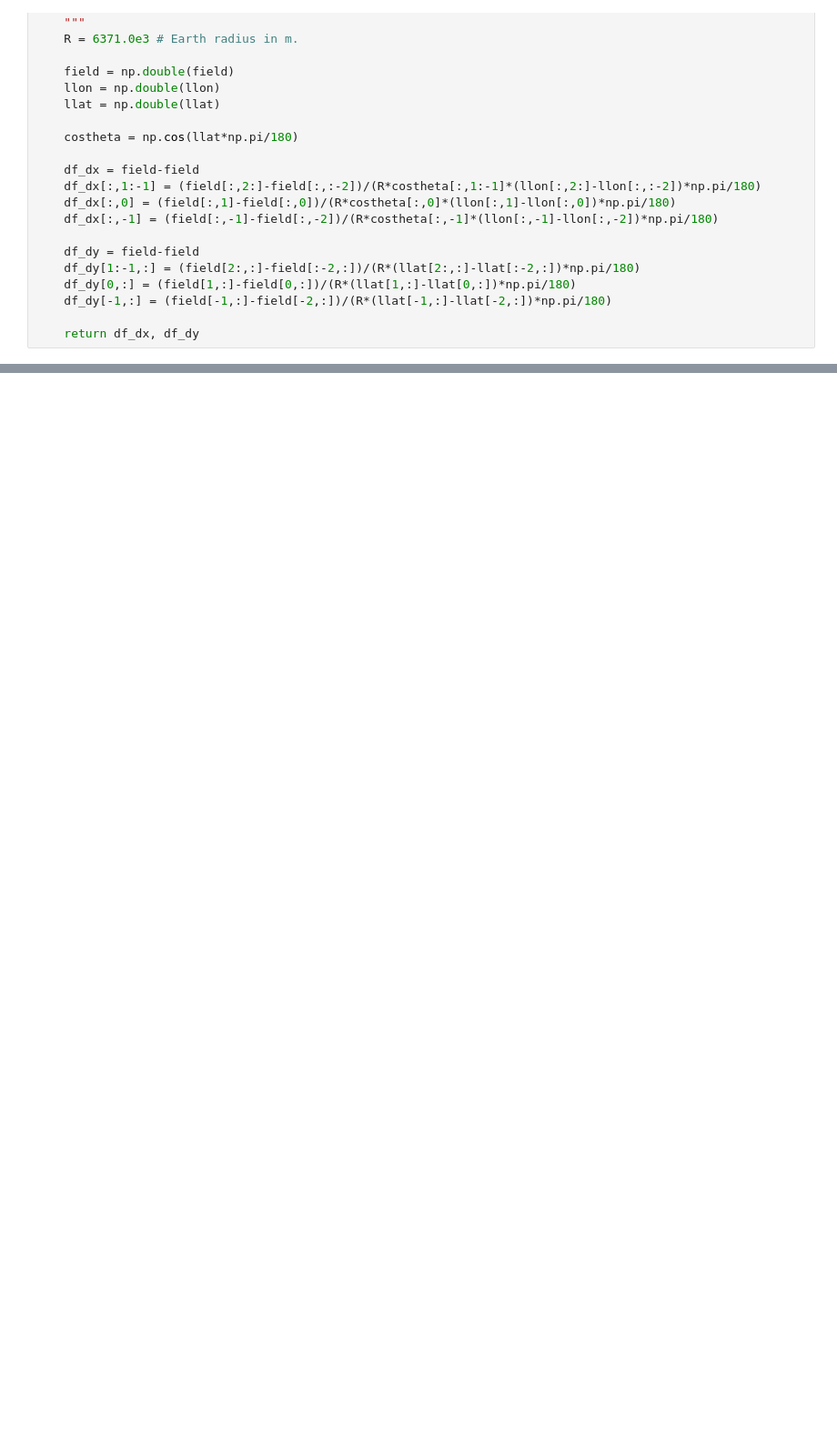
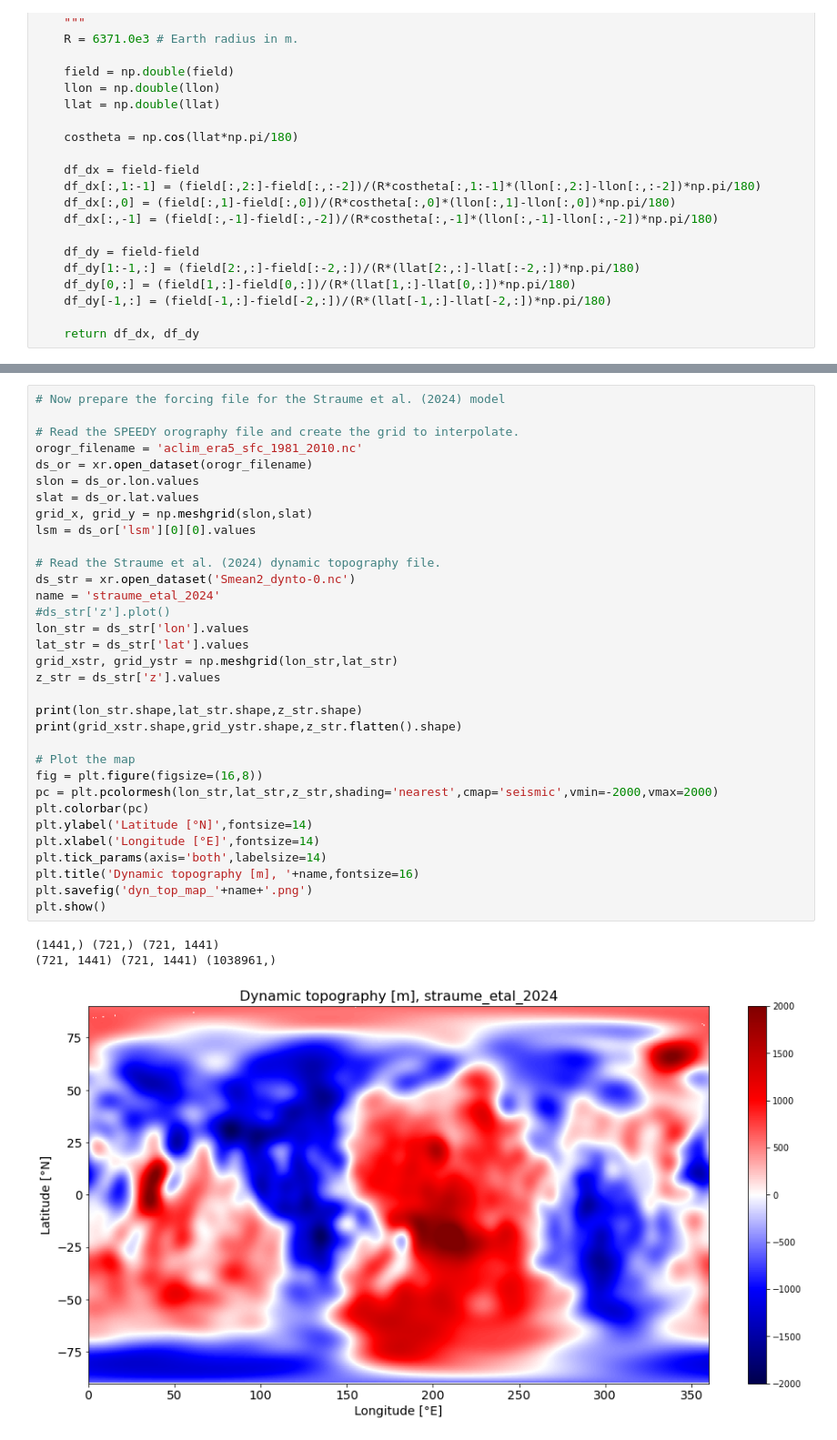
Before and after one commit to agonmer/dynamic_topography_climate, a Jupyter notebook: dynamic_topography_forcing.ipynb, the cells around one changed output, grey strips where cells are left out. Shown at 91% size. Saved outputs shown, nothing was run; the diff lists cells and outputs as text; blank space fills up the shorter version.

Commit message:
straume et al 2024 model added

```diff
--- a/dynamic_topography_forcing.ipynb
+++ b/dynamic_topography_forcing.ipynb
@@ -509,0 +547,37 @@ plt.show()
+# %%
+# Now prepare the forcing file for the Straume et al. (2024) model
+
+# Read the SPEEDY orography file and create the grid to interpolate.
+orogr_filename = 'aclim_era5_sfc_1981_2010.nc'
+ds_or = xr.open_dataset(orogr_filename)
+slon = ds_or.lon.values
+slat = ds_or.lat.values
+grid_x, grid_y = np.meshgrid(slon,slat)
+lsm = ds_or['lsm'][0][0].values
+
+# Read the Straume et al. (2024) dynamic topography file.
+ds_str = xr.open_dataset('Smean2_dynto-0.nc')
+name = 'straume_etal_2024'
+#ds_str['z'].plot()
+lon_str = ds_str['lon'].values
+lat_str = ds_str['lat'].values
+grid_xstr, grid_ystr = np.meshgrid(lon_str,lat_str)
+z_str = ds_str['z'].values
+
+print(lon_str.shape,lat_str.shape,z_str.shape)
+print(grid_xstr.shape,grid_ystr.shape,z_str.flatten().shape)
+
+# Plot the map
+fig = plt.figure(figsize=(16,8))
+pc = plt.pcolormesh(lon_str,lat_str,z_str,shading='nearest',cmap='seismic',vmin=-2000,vmax=2000)
+plt.colorbar(pc)
+plt.ylabel('Latitude [°N]',fontsize=14)
+plt.xlabel('Longitude [°E]',fontsize=14)
+plt.tick_params(axis='both',labelsize=14)
+plt.title('Dynamic topography [m], '+name,fontsize=16)
+plt.savefig('dyn_top_map_'+name+'.png')
+plt.show()
+# %% [output]
+(1441,) (721,) (721, 1441)
+(721, 1441) (721, 1441) (1038961,)
+[figure, added]
```
Also changed, not shown: parts of 18 cells of this notebook.
